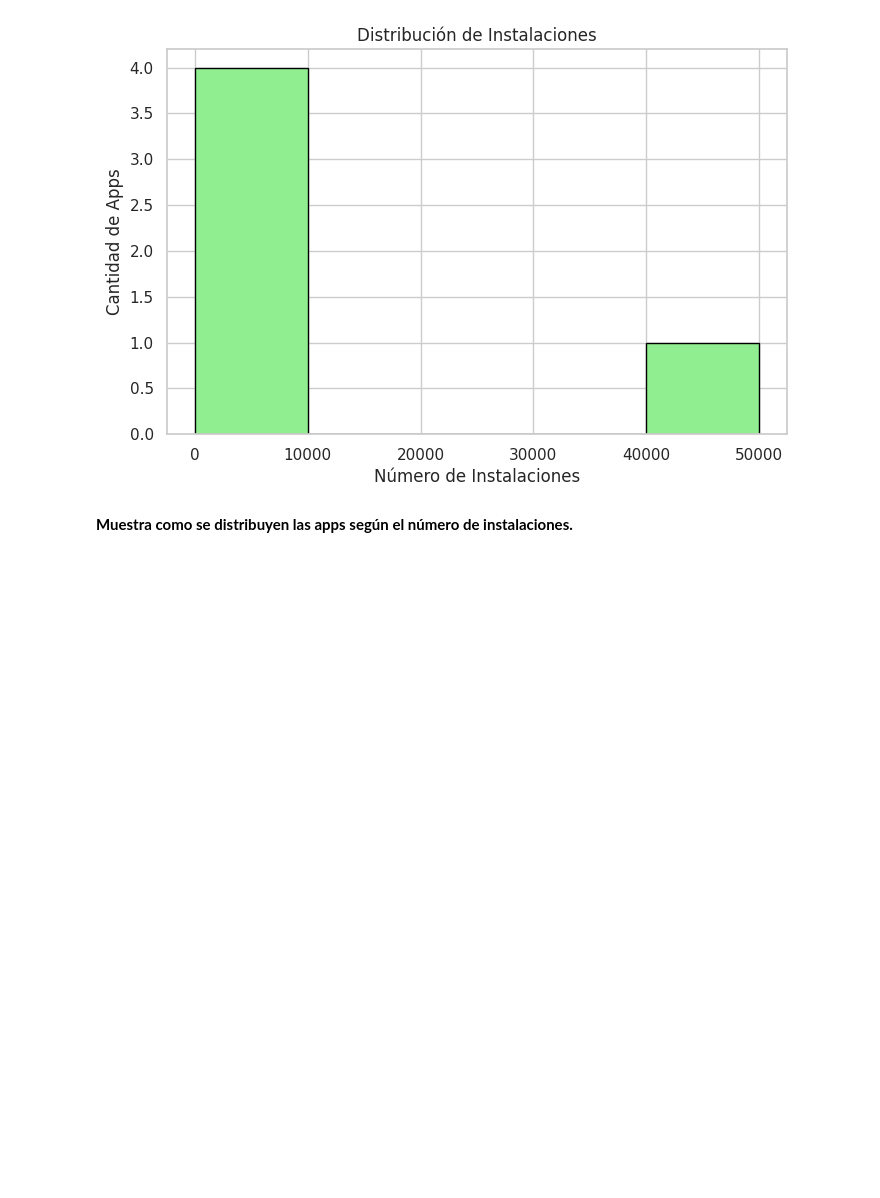
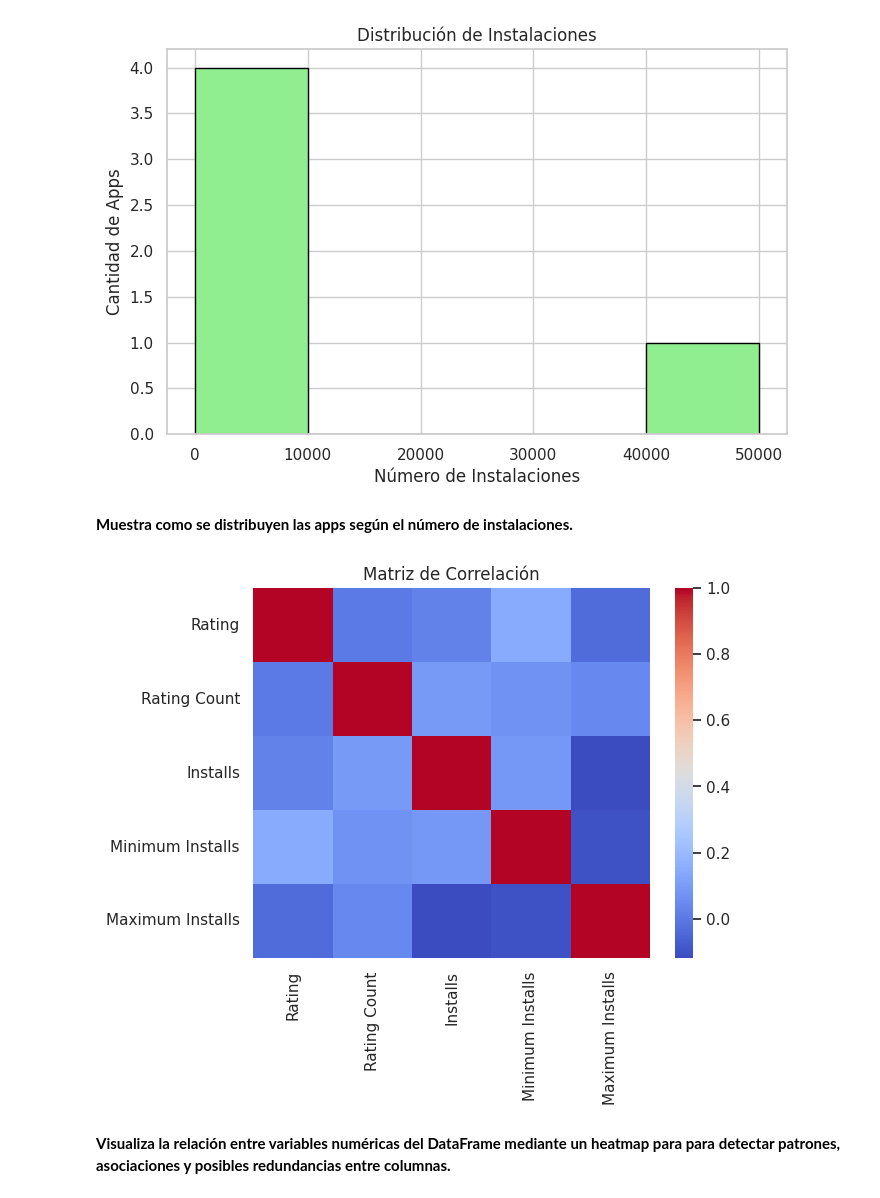
Before and after one commit to dquinonez25/TratamientoDeDatos_Tarea_Clase3, a Jupyter notebook: TratamientoDeDatos_TareaClase3.ipynb, the cells around one changed output. Saved outputs shown, nothing was run; the diff lists cells and outputs as text; code cells hidden in the pictures; blank space fills up the shorter version.

```diff
--- a/TratamientoDeDatos_TareaClase3.ipynb
+++ b/TratamientoDeDatos_TareaClase3.ipynb
@@ -384,3 +384,11 @@ plt.show()
 [figure]
 # %% [markdown]
 **Muestra como se distribuyen las apps según el número de instalaciones.**
+# %%
+sns.heatmap(df[['Rating','Rating Count','Installs','Minimum Installs','Maximum Installs']].corr(), cmap='coolwarm')
+plt.title('Matriz de Correlación')
+plt.show()
+# %% [output]
+[figure, added]
+# %% [markdown]
+**Visualiza la relación entre variables numéricas del DataFrame mediante un heatmap para para detectar patrones, asociaciones y posibles redundancias entre columnas.**
```
